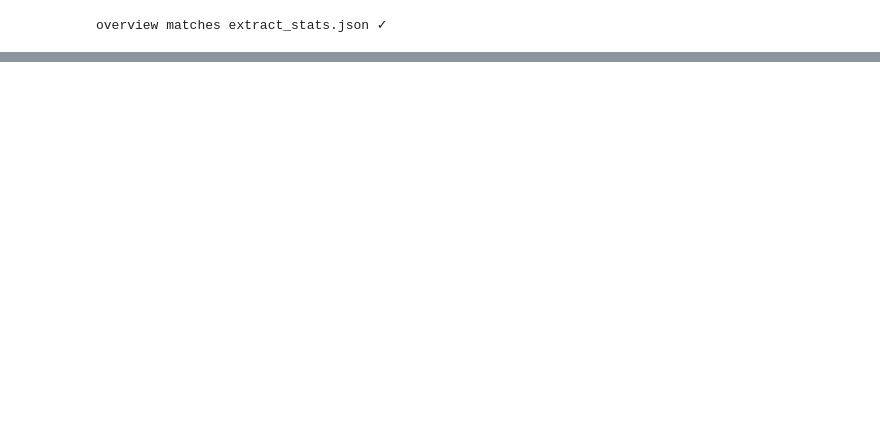
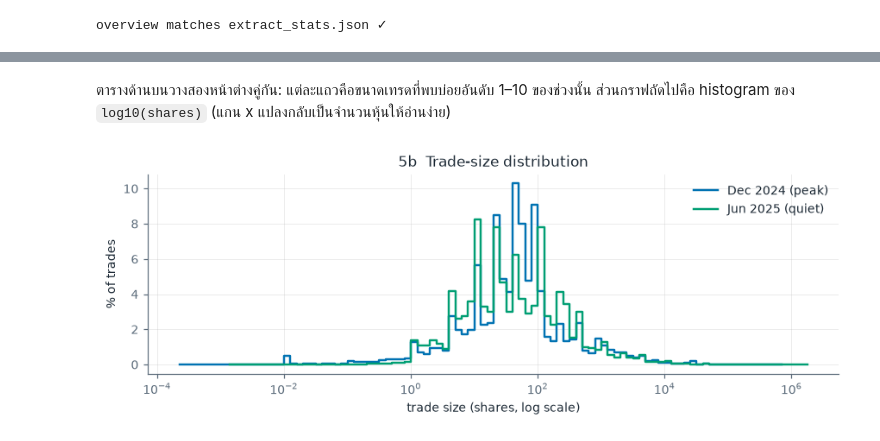
Before and after one commit to Xhazerie/polymarket-detecting-wash-trading, a Jupyter notebook: 03_Analytics/eda/eda_round1.ipynb, the cells around one changed output, grey strips where cells are left out. Cells and saved outputs as stored; diff of their text form; code cells hidden in the pictures; blank space fills up the shorter version.

```diff
--- a/03_Analytics/eda/eda_round1.ipynb
+++ b/03_Analytics/eda/eda_round1.ipynb
@@ -428,0 +754,24 @@ print(json.dumps(STATS, indent=2, default=str))
+# %%
+size_bins, top_sizes = {}, {}
+for w in WIN:
+    t = trades(w)
+    s = q(f"""
+        SELECT floor(log10(shares) * 10) / 10 AS log10_bin, count(*) AS trades
+        FROM '{t}' WHERE in_target AND shares > 0
+        GROUP BY 1 ORDER BY 1
+    """)
+    s["pct_trades"] = 100 * s["trades"] / s["trades"].sum()
+    size_bins[w] = s
+    top = q(f"""
+        SELECT shares, count(*) AS trades,
+               100.0 * count(*) / sum(count(*)) OVER () AS pct_trades,
+               sum(usdc) / sum(shares)                  AS avg_price
+        FROM '{t}' WHERE in_target
+        GROUP BY 1
+        ORDER BY trades DESC LIMIT 10
+    """)
+    top_sizes[w] = top
+    record_stat(w, "most_common_size", top.iloc[0]["shares"])
+    record_stat(w, "most_common_size_pct_trades", top.iloc[0]["pct_trades"])
+
+pd.concat({WIN[w]["label"]: top_sizes[w].round(3).reset_index(drop=True) for w in WIN}, axis=1)
@@ -428,0 +791,15 @@ print(json.dumps(STATS, indent=2, default=str))
+# %% [markdown]
+ตารางด้านบนวางสองหน้าต่างคู่กัน: แต่ละแถวคือขนาดเทรดที่พบบ่อยอันดับ 1–10 ของช่วงนั้น
+ส่วนกราฟถัดไปคือ histogram ของ `log10(shares)` (แกน x แปลงกลับเป็นจำนวนหุ้นให้อ่านง่าย)
+# %%
+fig, ax = plt.subplots(figsize=(8, 3.0))
+for w, s in size_bins.items():
+    ax.step(10 ** (s["log10_bin"] + 0.05), s["pct_trades"], where="mid",
+            color=WIN[w]["color"], lw=1.6, label=WIN[w]["label"])
+ax.set_xscale("log")
+ax.set(xlabel="trade size (shares, log scale)", ylabel="% of trades",
+       title="5b  Trade-size distribution")
+ax.legend(frameon=False)
+save_fig(fig, "05b_trade_size")
+# %% [output]
+[figure, added]
```
Also changed, not shown: parts of 79 cells of this notebook, 9 other files.
